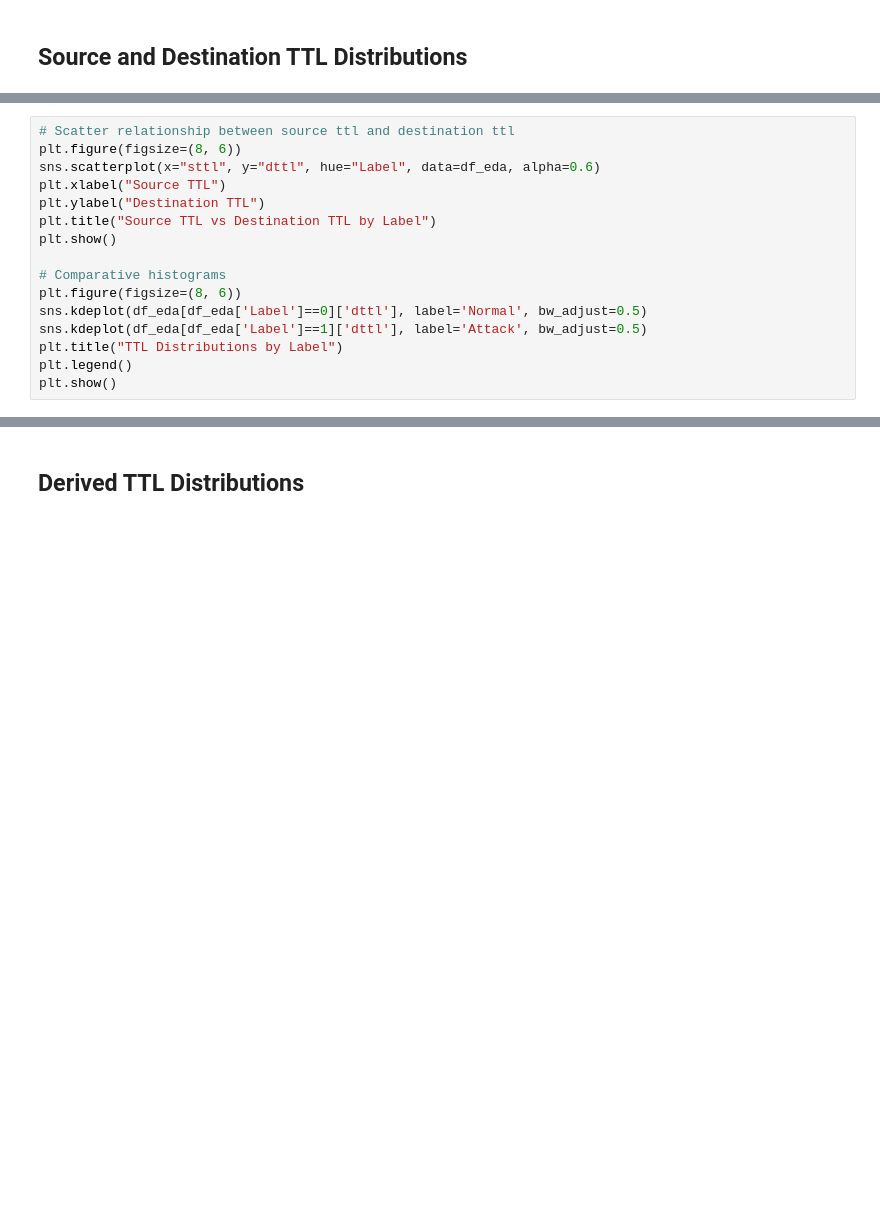
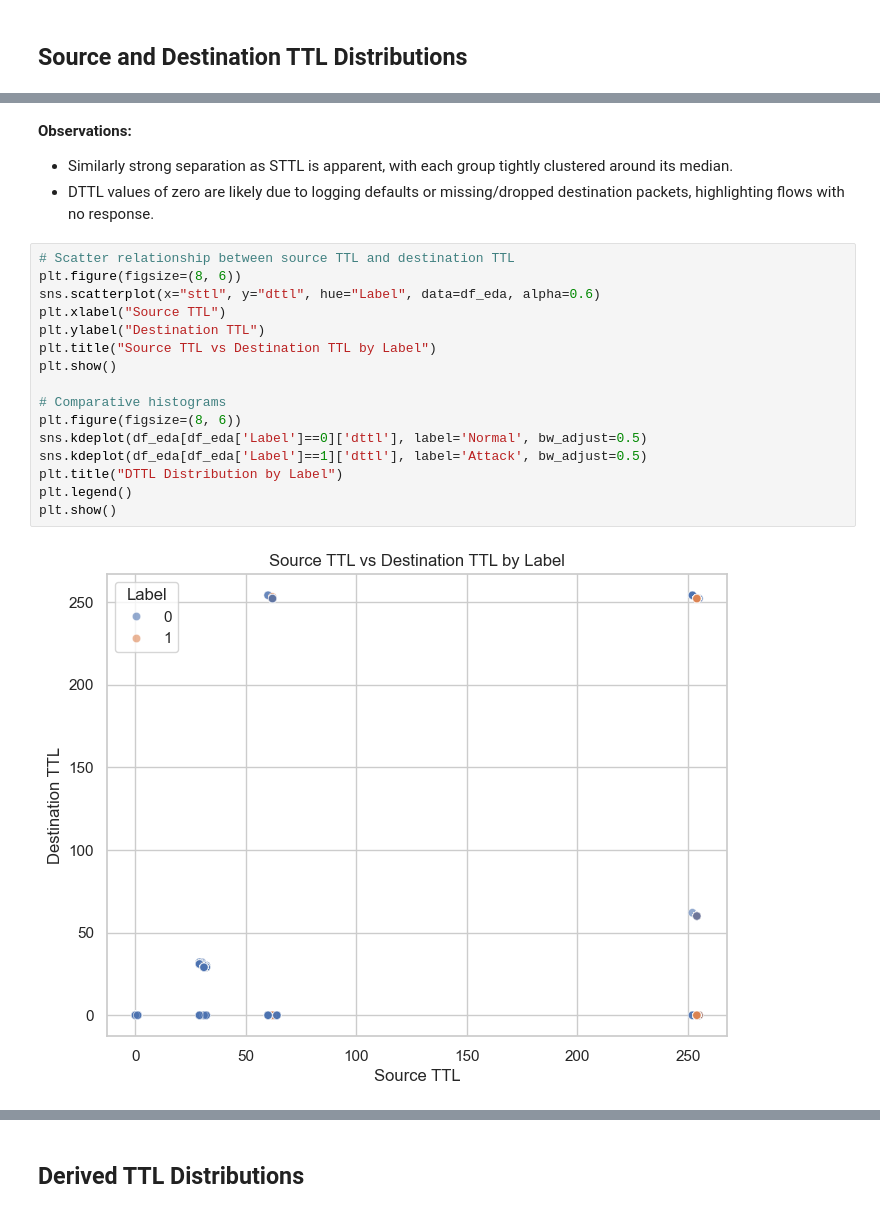
Before and after one commit to justinjxliu/ai-security-anomaly-detection, a Jupyter notebook: notebooks/01_eda.ipynb, the cells around one changed output, grey strips where cells are left out. Drawn from its saved outputs; the diff is of its cells as text; blank space fills up the shorter version.

```diff
--- a/notebooks/01_eda.ipynb
+++ b/notebooks/01_eda.ipynb
@@ -303,16 +507,22 @@ plt.show()
+# %% [markdown]
+**Observations:**
+- Similarly strong separation as STTL is apparent, with each group tightly clustered around its median.
+- DTTL values of zero are likely due to logging defaults or missing/dropped destination packets, highlighting flows with no response.
 # %%
-# Scatter relationship between source ttl and destination ttl
+# Scatter relationship between source TTL and destination TTL
 plt.figure(figsize=(8, 6))
 sns.scatterplot(x="sttl", y="dttl", hue="Label", data=df_eda, alpha=0.6)
 plt.xlabel("Source TTL")
 plt.ylabel("Destination TTL")
 plt.title("Source TTL vs Destination TTL by Label")
 plt.show()
 
 # Comparative histograms
 plt.figure(figsize=(8, 6))
 sns.kdeplot(df_eda[df_eda['Label']==0]['dttl'], label='Normal', bw_adjust=0.5)
 sns.kdeplot(df_eda[df_eda['Label']==1]['dttl'], label='Attack', bw_adjust=0.5)
-plt.title("TTL Distributions by Label")
+plt.title("DTTL Distribution by Label")
 plt.legend()
 plt.show()
+# %% [output]
+[figure, added]
```
Also changed, not shown: parts of 64 cells of this notebook.
